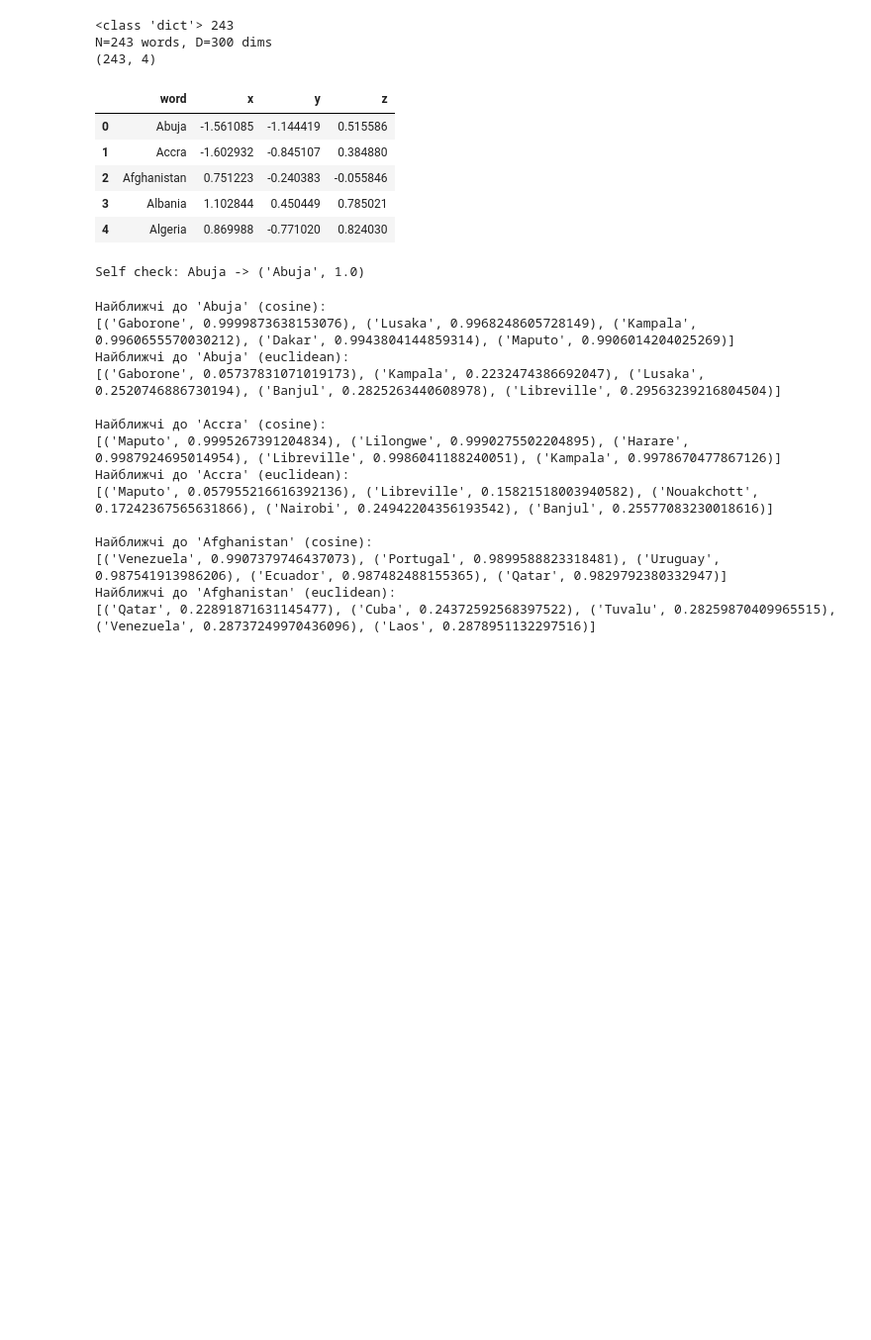
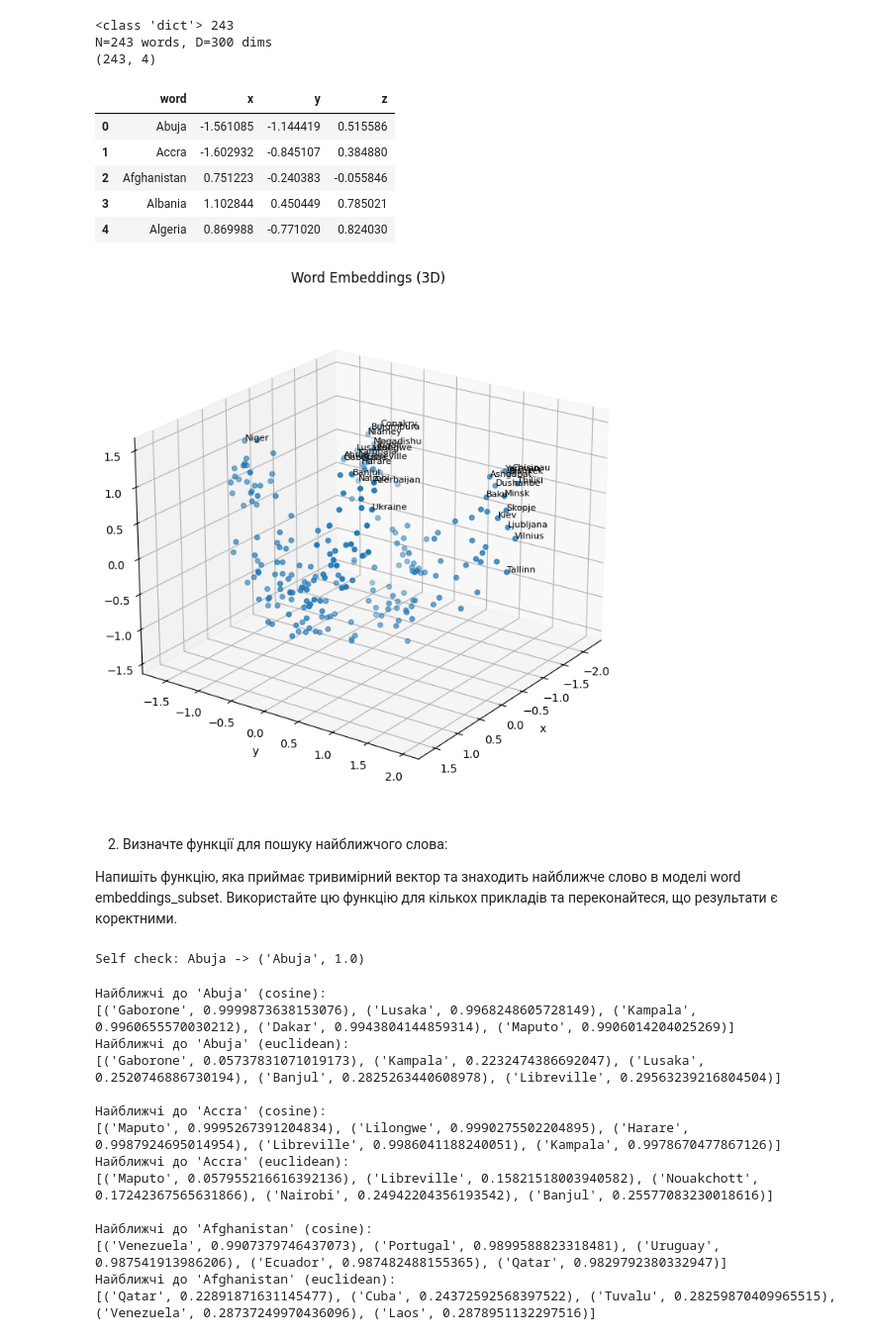
Before and after one commit to svetlanama/goit-np-hw-01, a Jupyter notebook: NP_HW_03.ipynb, the cells around one changed output. Shown: that part at 99% size. Saved outputs shown, nothing was run; the diff lists cells and outputs as text; code cells hidden in the pictures; blank space fills up the shorter version.

```diff
--- a/NP_HW_03.ipynb
+++ b/NP_HW_03.ipynb
@@ -61,6 +67,74 @@ N=243 words, D=300 dims
 | 2 | Afghanistan | 0.751223 | -0.240383 | -0.055846 |
 | 3 | Albania | 1.102844 | 0.450449 | 0.785021 |
 | 4 | Algeria | 0.869988 | -0.771020 | 0.824030 |
+# %%
+import numpy as np
+import matplotlib.pyplot as plt
+from mpl_toolkits.mplot3d import Axes3D  # noqa: F401 (необхідний імпорт для 3D)
+
+def plot_embeddings_3d(
+    df_3d,
+    annotate=True,
+    max_labels=30,
+    label_words=None,
+    elev=22,
+    azim=35,
+    s=18,
+    figsize=(8, 7)
+):
+    """
+    3D-скатерплот для df_3d з колонками ['word','x','y','z'].
+
+    annotate   : підписувати частину точок
+    max_labels : скільки підписів показати (якщо label_words не задано)
+    label_words: конкретні слова для підпису (список рядків)
+    elev, azim : ракурс камери
+    s          : розмір маркерів
+    """
+
+    X = df_3d[['x','y','z']].to_numpy()
+    words = df_3d['word'].tolist()
+
+    fig = plt.figure(figsize=figsize)
+    ax = fig.add_subplot(111, projection='3d')
+
+    ax.scatter(X[:,0], X[:,1], X[:,2], s=s)
+
+    # Акуратне підписування (щоб не захаращувати):
+    if annotate:
+        if label_words:
+            label_set = set(label_words)
+            idxs = [i for i,w in enumerate(words) if w in label_set]
+        else:
+            # Виберемо слова, що найдалі від центроїда (краще видно на графіку)
+            centroid = X.mean(axis=0)
+            d = np.linalg.norm(X - centroid, axis=1)
+            idxs = np.argsort(-d)[:min(max_labels, len(words))]
+
+        for i in idxs:
+            ax.text(X[i,0], X[i,1], X[i,2], words[i],
+                    fontsize=8)
+
+    ax.set_xlabel('x')
+    ax.set_ylabel('y')
+    ax.set_zlabel('z')
+    ax.view_init(elev=elev, azim=azim)
+    plt.title('Word Embeddings (3D)')
+    plt.tight_layout()
+    plt.show()
+
+# Виклик (базовий):
+plot_embeddings_3d(df_3d)
+
+# Приклад із підписами лише конкретних слів:
+# plot_embeddings_3d(df_3d, label_words=['king','queen','man','woman','paris','france'])
+# %% [output]
+[figure, added]
+# %% [markdown]
+2. Визначте функції для пошуку найближчого слова:
+
+Напишіть функцію, яка приймає тривимірний вектор та знаходить найближче слово в моделі word embeddings_subset.
+Використайте цю функцію для кількох прикладів та переконайтеся, що результати є коректними.
 # %%
 import numpy as np
 
```
Also changed, not shown: parts of 3 cells of this notebook.
